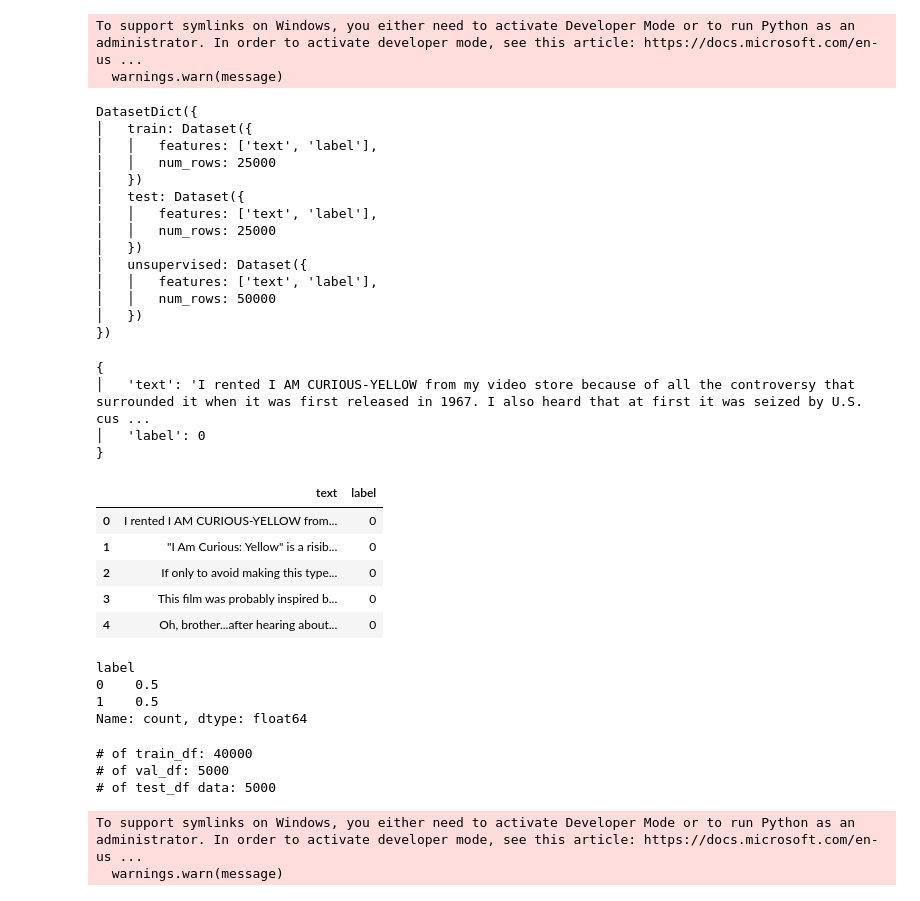
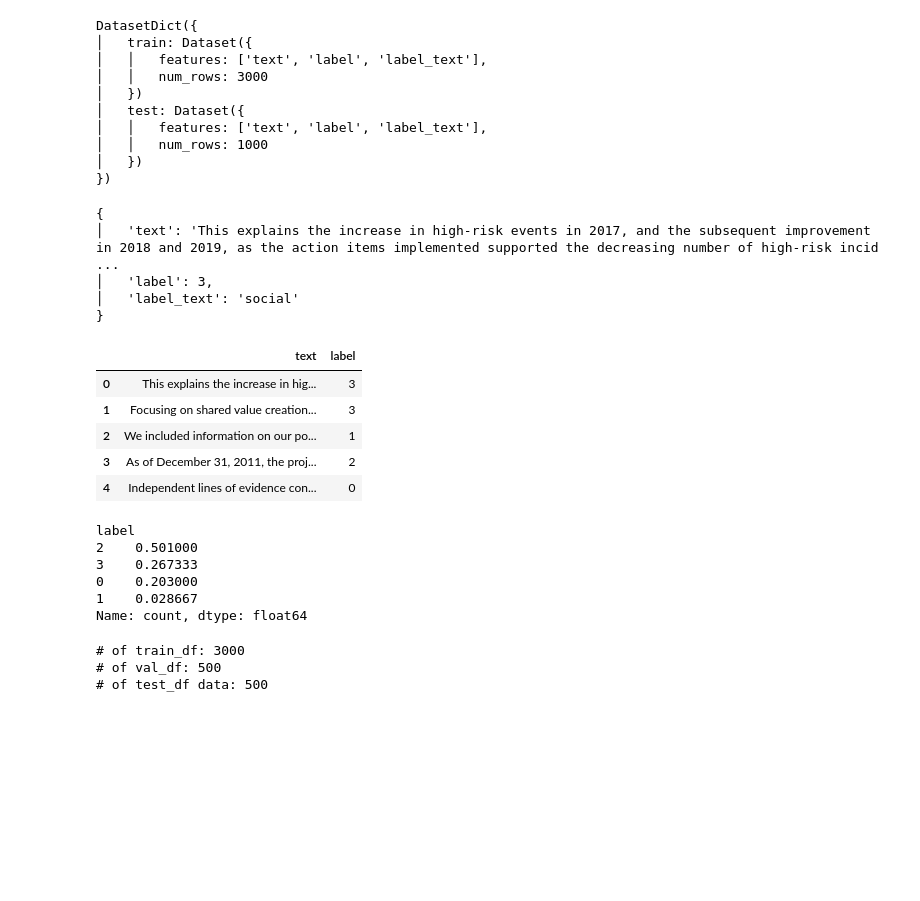
Before and after one commit to XuanXu9910/bert-classfication, a Jupyter notebook: bertClassfication.ipynb, the cells around one changed output. Drawn from its saved outputs; the diff is of its cells as text; code cells hidden in the pictures; blank space fills up the shorter version.

```diff
--- a/bertClassfication.ipynb
+++ b/bertClassfication.ipynb
@@ -31,85 +45,79 @@ parameters = {
 }
 # %%
 # 載入資料集
-dataset = load_dataset("imdb") # 本次所使用的是情緒分析中常見的IMDB資料集
+dataset = load_dataset("FinanceMTEB/ESG")
-# %% [output]
-To support symlinks on Windows, you either need to activate Developer Mode or to run Python as an administrator. In order to activate developer mode, see this article: https://docs.microsoft.com/en-us ...
-  warnings.warn(message)
 # %%
 pprint(dataset)
 pprint(dataset['train'][0])
 # %% [output]
 DatasetDict({
 │   train: Dataset({
-│   │   features: ['text', 'label'],
-│   │   num_rows: 25000
+│   │   features: ['text', 'label', 'label_text'],
+│   │   num_rows: 3000
 │   })
 │   test: Dataset({
-│   │   features: ['text', 'label'],
-│   │   num_rows: 25000
-│   })
-│   unsupervised: Dataset({
-│   │   features: ['text', 'label'],
-│   │   num_rows: 50000
+│   │   features: ['text', 'label', 'label_text'],
+│   │   num_rows: 1000
 │   })
 })
 {
-│   'text': 'I rented I AM CURIOUS-YELLOW from my video store because of all the controversy that surrounded it when it was first released in 1967. I also heard that at first it was seized by U.S. cus ...
-│   'label': 0
+│   'text': 'This explains the increase in high-risk events in 2017, and the subsequent improvement in 2018 and 2019, as the action items implemented supported the decreasing number of high-risk incid ...
+│   'label': 3,
+│   'label_text': 'social'
 }
 # %%
-# 將資料集的訓練與測試集混在一起，並轉為 DataFrame 的格式
+# 將資料集轉為 DataFrame 的格式
 
-all_data = []
+train_data = []
+test_data = []
 
 for data in dataset['train']:
-  all_data.append({'text':data['text'], 'label':data['label']})
+  train_data.append({'text':data['text'], 'label':data['label']})
 for data in dataset['test']:
-  all_data.append({'text':data['text'], 'label':data['label']})
+  test_data.append({'text':data['text'], 'label':data['label']})
 
-all_df = pd.DataFrame(all_data, columns=['text', 'label'])
-all_df.head(5)
+train_df = pd.DataFrame(train_data, columns=['text', 'label'])
+test_df = pd.DataFrame(test_data, columns=['text', 'label'])
+train_df.head(5)
 # %% [output]
 |  | text | label |
-| 0 | I rented I AM CURIOUS-YELLOW from... | 0 |
-| 1 | "I Am Curious: Yellow" is a risib... | 0 |
-| 2 | If only to avoid making this type... | 0 |
-| 3 | This film was probably inspired b... | 0 |
-| 4 | Oh, brother...after hearing about... | 0 |
+| 0 | This explains the increase in hig... | 3 |
+| 1 | Focusing on shared value creation... | 3 |
+| 2 | We included information on our po... | 1 |
+| 3 | As of December 31, 2011, the proj... | 2 |
+| 4 | Independent lines of evidence con... | 0 |
 # %%
 # 檢查各種 label 比例是否有資料不平衡問題
 
-all_df.label.value_counts() / len(all_df)
+train_df.label.value_counts() / len(train_df)
 # %% [output]
 label
-0    0.5
-1    0.5
+2    0.501000
+3    0.267333
+0    0.203000
+1    0.028667
 Name: count, dtype: float64
 # %%
-# random_state 是固定資料 random 的結果，才不會每次切出來的資料集不一樣喔~
+# random_state 是固定資料 random 的結果，才不會每次切出來的資料集不一樣
 # train_size：指定 output 中前者資料數量占比
-train_df, temp_data = train_test_split(all_df, random_state=parameters['seed'], train_size=0.8)
-val_df, test_df = train_test_split(temp_data, random_state=parameters['seed'], train_size=0.5)
+val_df, test_df = train_test_split(test_df, random_state=parameters['seed'], train_size=0.5)
 print('# of train_df:', len(train_df))
 print('# of val_df:', len(val_df))
 print('# of test_df data:', len(test_df))
 
 # save data
 # 這裡指定sep='\t'，且不儲存DataFrame前面的index
-train_df.to_csv('./train.tsv', sep='\t', index=False)
-val_df.to_csv('./val.tsv', sep='\t', index=False)
-test_df.to_csv('./test.tsv', sep='\t', index=False)
+train_df.to_csv('./data/train.tsv', sep='\t', index=False)
+val_df.to_csv('./data/val.tsv', sep='\t', index=False)
+test_df.to_csv('./data/test.tsv', sep='\t', index=False)
 # %% [output]
-# of train_df: 40000
-# of val_df: 5000
-# of test_df data: 5000
+# of train_df: 3000
+# of val_df: 500
+# of test_df data: 500
 # %%
 # 如果你發現在使用時常常有一長串的 warning 跳出來，可以用這行指令把它關掉
 # transformers.logging.set_verbosity_error() # Close the warning message
 
-config_name = 'bert-base-uncased' # 假設我們用 bert（base是比較少層的模型，uncased是不調整大小寫）
+config_name = 'nbroad/ESG-BERT' # 使用 ESG-BERT
 # .from_pretrained() 就是用現有的模型繼續做
 tokenizer = AutoTokenizer.from_pretrained(config_name)
-# %% [output]
-To support symlinks on Windows, you either need to activate Developer Mode or to run Python as an administrator. In order to activate developer mode, see this article: https://docs.microsoft.com/en-us ...
-  warnings.warn(message)
```
Also changed, not shown: parts of 25 cells of this notebook, 6 other files.
